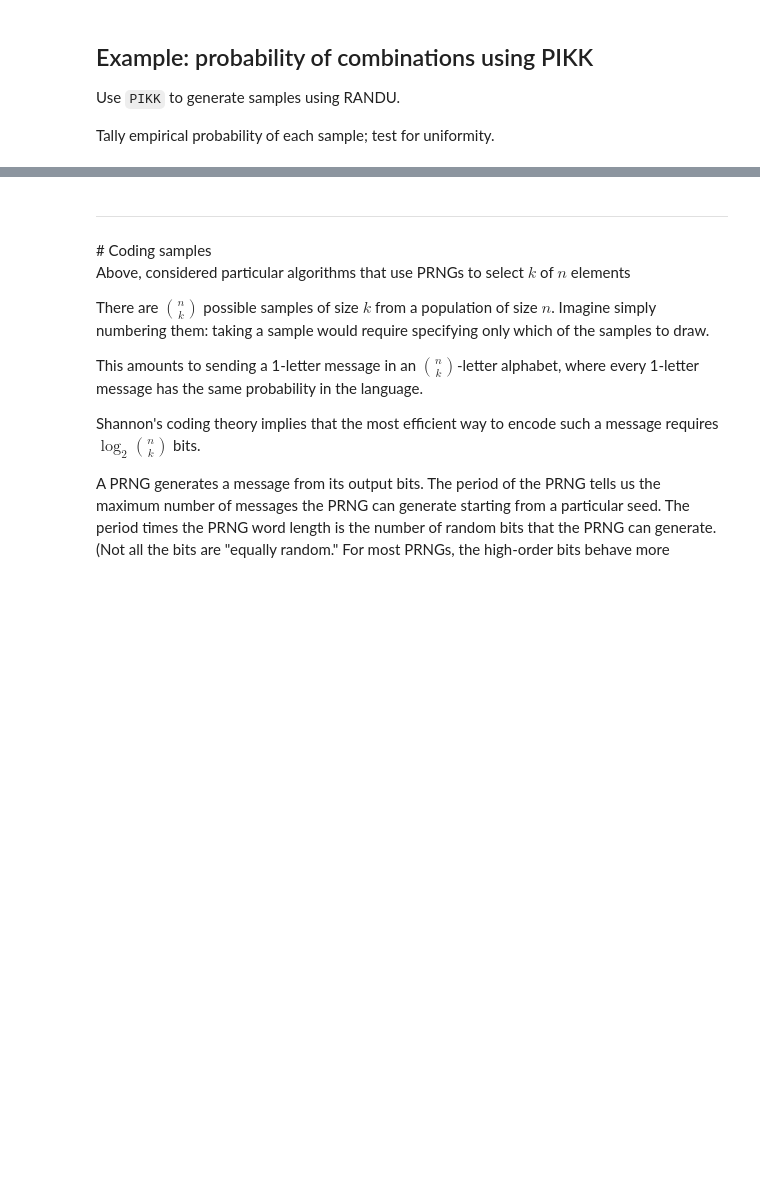
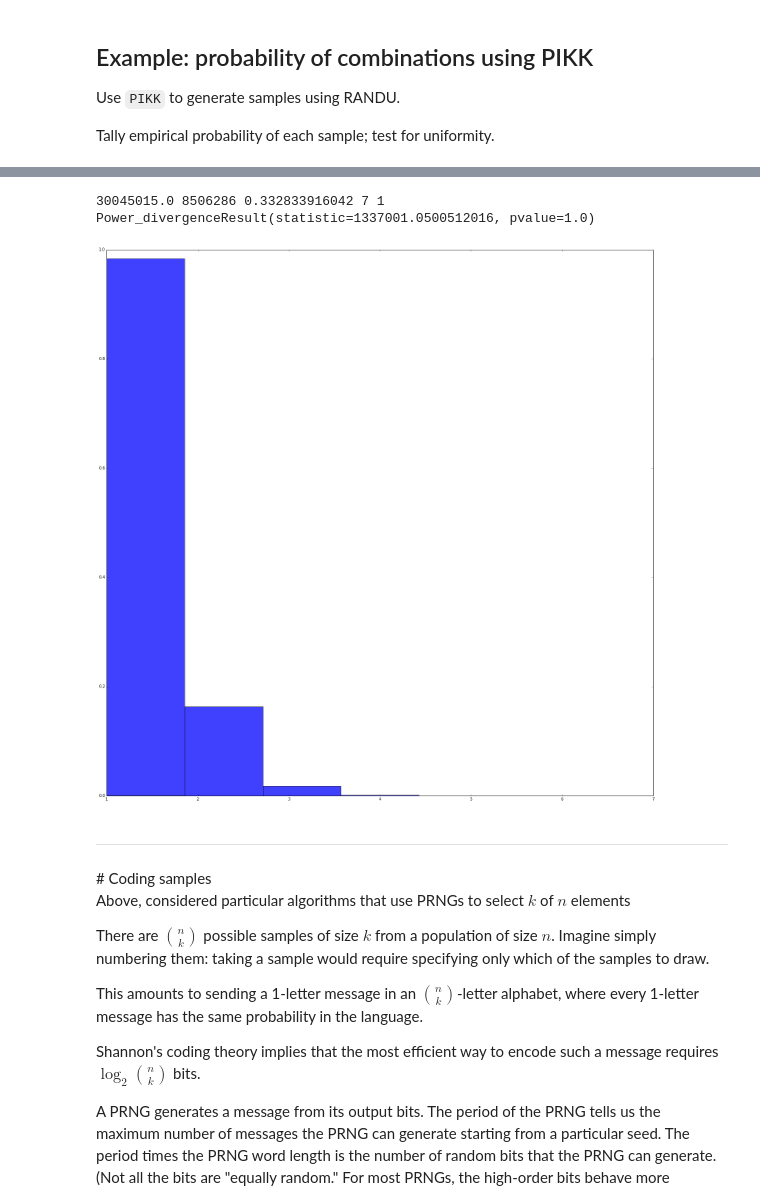
Before and after one commit to pbstark/pseudorandom, a Jupyter notebook: sample_counter.ipynb, the cells around one changed output, grey strips where cells are left out. Drawn from its saved outputs; the diff is of its cells as text; code cells hidden in the pictures; blank space fills up the shorter version.

```diff
--- a/sample_counter.ipynb
+++ b/sample_counter.ipynb
@@ -832,5 +832,10 @@ ns, bins, patches = plt.hist(uniqueSamples.values(), maxct-minct+1, normed=1, fa
 # %%
 # Compare with MT
+reps = int(10**7)
+
+n = 13
+k = 4
+
 np.random.seed(seed=100) # set seed to 100
 uniqueSamples = dict()
 
@@ -843,12 +848,17 @@ for i in xrange(reps):
 # %%
 maxct = np.amax(uniqueSamples.values())
 minct = np.amin(uniqueSamples.values())
 vals = sp.special.binom(n,k)
 obsVals = len(uniqueSamples)
 eCt = reps/vals
 print vals, obsVals, eCt, maxct,  minct
 print sp.stats.chisquare(uniqueSamples.values(), axis=None)
 ns, bins, patches = plt.hist(uniqueSamples.values(), maxct-minct+1, normed=1, facecolor='blue', alpha=0.75)
+plt.rcParams['figure.figsize'] = (25.0, 25.0)
+# %% [output]
+30045015.0 8506286 0.332833916042 7 1
+Power_divergenceResult(statistic=1337001.0500512016, pvalue=1.0)
+[figure, added]
 # %% [markdown]
 <hr />
 # Coding samples
```
Also changed, not shown: parts of 10 cells of this notebook.
